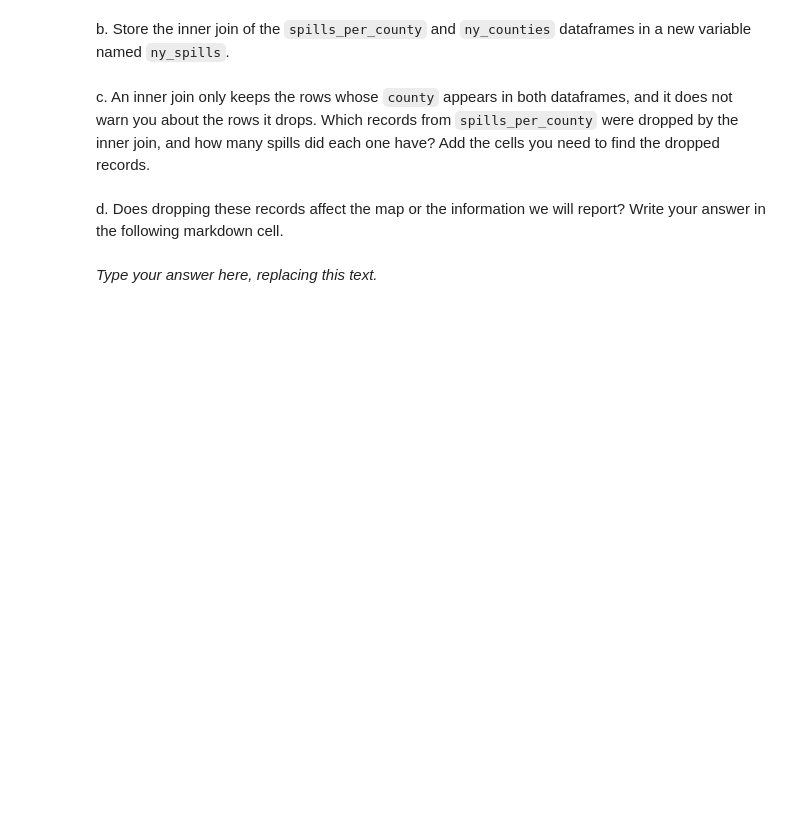
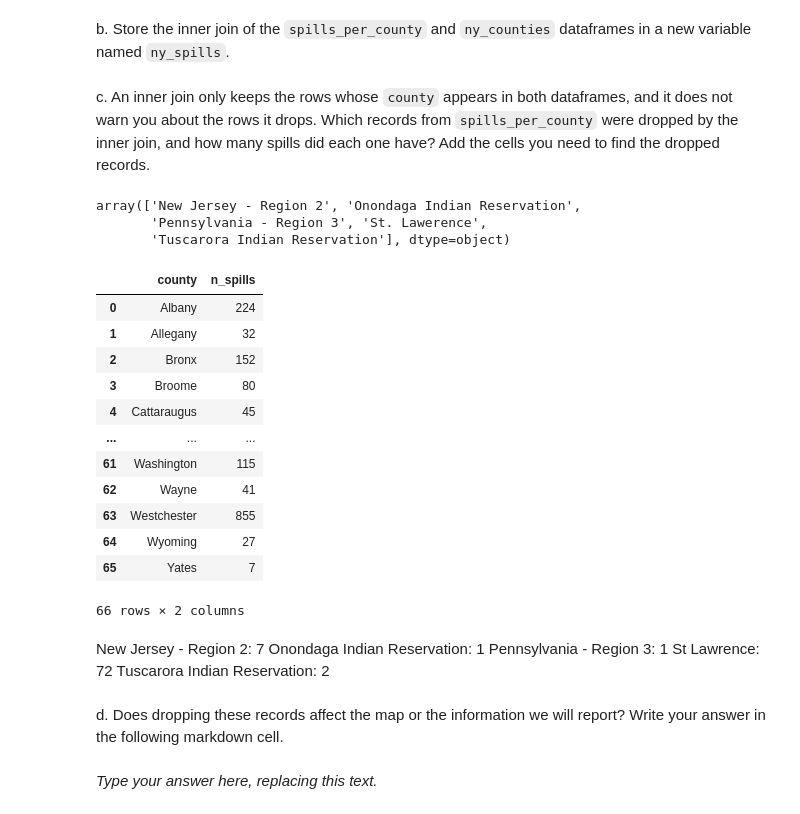
Before and after one commit to eowen19/eds220-hwk3, a Jupyter notebook: hwk3-task2-spills.ipynb, the cells around one changed output. Cells and saved outputs as stored; diff of their text form; code cells hidden in the pictures; blank space fills up the shorter version.

```diff
--- a/hwk3-task2-spills.ipynb
+++ b/hwk3-task2-spills.ipynb
@@ -524,3 +568,6 @@ e. What is the number of spills in 'Tuscarora Indian Reservation' and in 'Ononda
 ### 7.B. Data updates
 
 In the next cell, update 'St Lawrence' to 'St. Lawrence' in the `spills_per_county` data frame. Verify the update was successful with an assert test.
+# %%
+spills_per_county.at[52, 'county'] = 'St. Lawerence'
+spills_per_county.loc[52]
@@ -541,3 +613,32 @@ c. An inner join only keeps the rows whose `county` appears in both dataframes,
+# %%
+diff_spills = np.setdiff1d(spills_per_county_array, ny_spills_array)
+diff_spills
+# %% [output]
+array(['New Jersey - Region 2', 'Onondaga Indian Reservation',
+       'Pennsylvania - Region 3', 'St. Lawerence',
+       'Tuscarora Indian Reservation'], dtype=object)
+# %%
+spills_per_county
+# %% [output]
+|  | county | n_spills |
+| 0 | Albany | 224 |
+| 1 | Allegany | 32 |
+| 2 | Bronx | 152 |
+| 3 | Broome | 80 |
+| 4 | Cattaraugus | 45 |
+| ... | ... | ... |
+| 61 | Washington | 115 |
+| 62 | Wayne | 41 |
+| 63 | Westchester | 855 |
+| 64 | Wyoming | 27 |
+| 65 | Yates | 7 |
+66 rows × 2 columns
+# %% [markdown]
+New Jersey - Region 2: 7
+Onondaga Indian Reservation: 1
+Pennsylvania - Region 3: 1
+St Lawrence: 72
+Tuscarora Indian Reservation: 2
 # %% [markdown]
 <!-- END QUESTION -->
 
```
Also changed, not shown: parts of 20 cells of this notebook.
